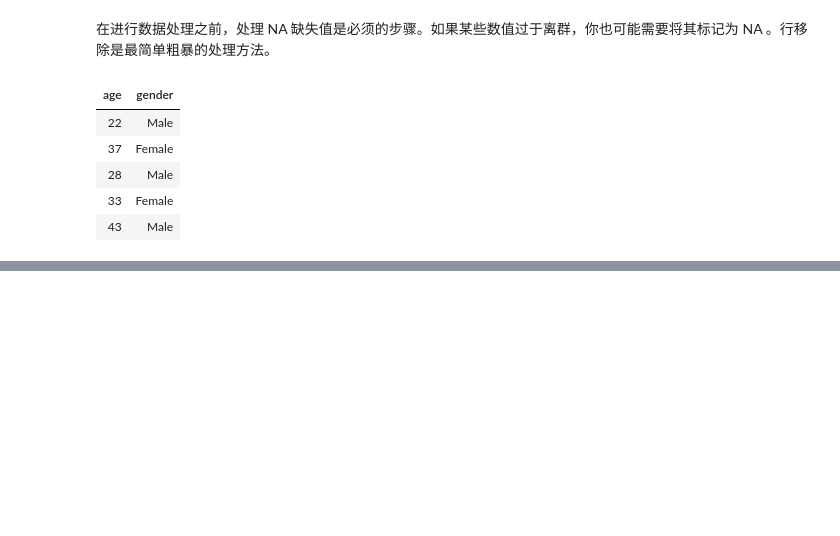
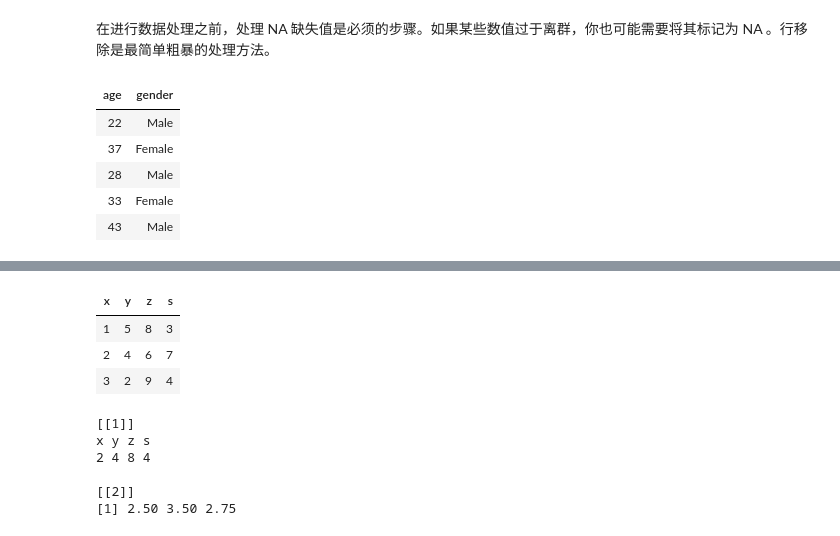
Before and after one commit to wklchris/wklchris.github.io, a Jupyter notebook: ipynb/R-manage-data.ipynb, the cells around one changed output, grey strips where cells are left out. Drawn from its saved outputs; the diff is of its cells as text; code cells hidden in the pictures; blank space fills up the shorter version.

```diff
--- a/ipynb/R-manage-data.ipynb
+++ b/ipynb/R-manage-data.ipynb
@@ -296,0 +438,22 @@ df
+# %%
+df <- data.frame(x=c(1, 2, 3), y=c(5, 4, 2), z=c(8, 6, 9), s=c(3, 7, 4))
+df
+# %% [output]
+| x | y | z | s |
+| 1 | 5 | 8 | 3 |
+| 2 | 4 | 6 | 7 |
+| 3 | 2 | 9 | 4 |
+# %%
+# 计算 df 各列的中位数
+colmean <- apply(df, 2, median)
+# 计算 df 各行的 25 分位数
+rowquan <- apply(df, 1, quantile, probs=.25)
+
+print(list(colmean, rowquan))
+# %% [output]
+[[1]]
+x y z s
+2 4 8 4
+
+[[2]]
+[1] 2.50 3.50 2.75
```
Also changed, not shown: parts of 15 cells of this notebook, 8 other files.
